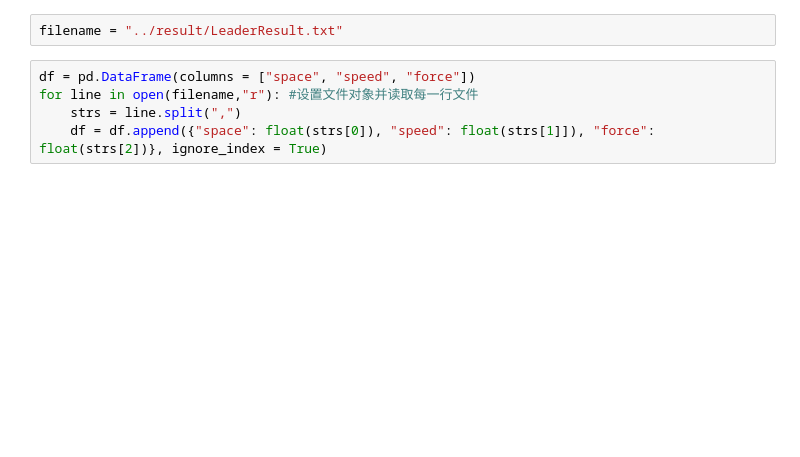
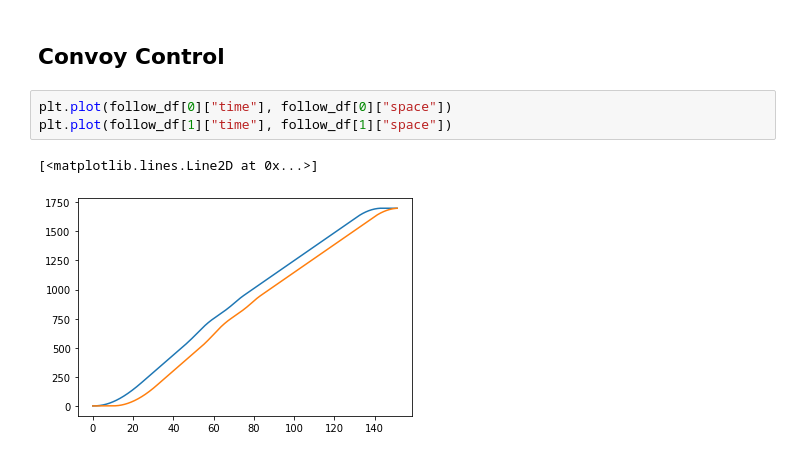
Before and after one commit to hzn18/train-platform, a Jupyter notebook: analysis/DPVisualization.ipynb, the cells around one changed output. Saved outputs shown, nothing was run; the diff lists cells and outputs as text; blank space fills up the shorter version.

```diff
--- a/analysis/DPVisualization.ipynb
+++ b/analysis/DPVisualization.ipynb
@@ -36,7 +55,8 @@ plt.show()
+# %% [markdown]
+## Convoy Control
 # %%
-filename = "../result/LeaderResult.txt"
+plt.plot(follow_df[0]["time"], follow_df[0]["space"])
+plt.plot(follow_df[1]["time"], follow_df[1]["space"])
+# %% [output]
+[<matplotlib.lines.Line2D at 0x...>]
+[figure, added]
-# %%
-df = pd.DataFrame(columns = ["space", "speed", "force"])
-for line in open(filename,"r"): #设置文件对象并读取每一行文件
-    strs = line.split(",")
-    df = df.append({"space": float(strs[0]), "speed": float(strs[1]]), "force": float(strs[2])}, ignore_index = True)
```
Also changed, not shown: parts of 13 cells of this notebook, 8 other files.
